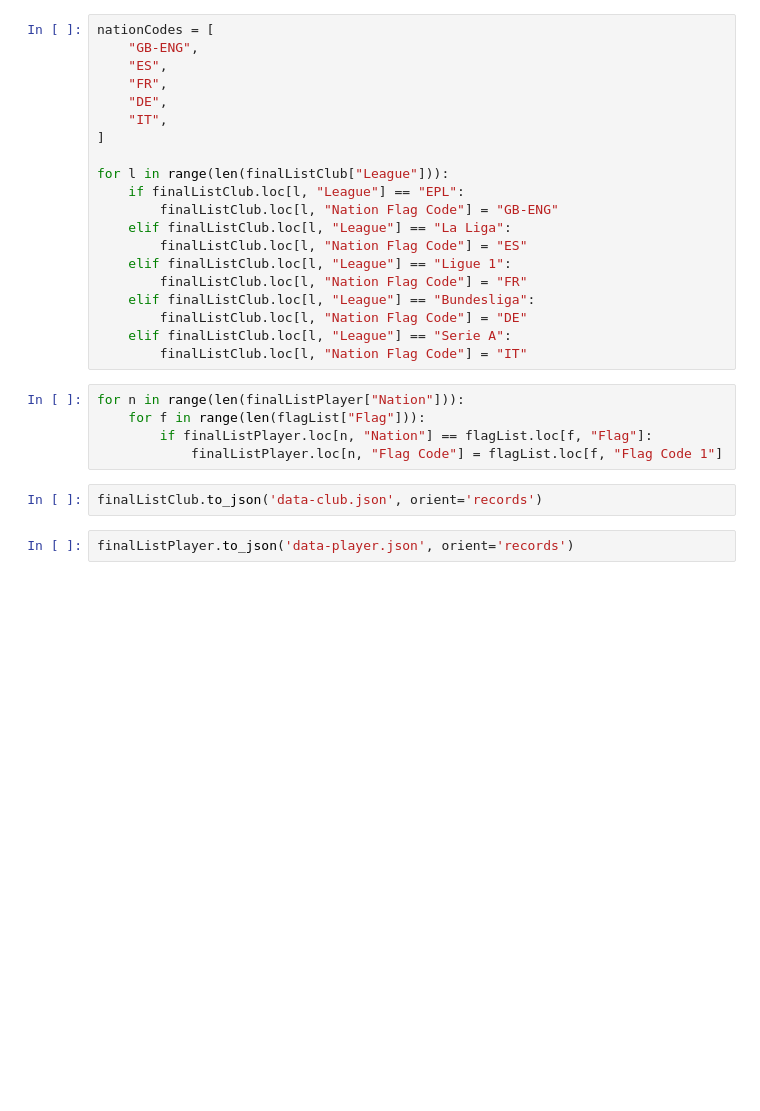
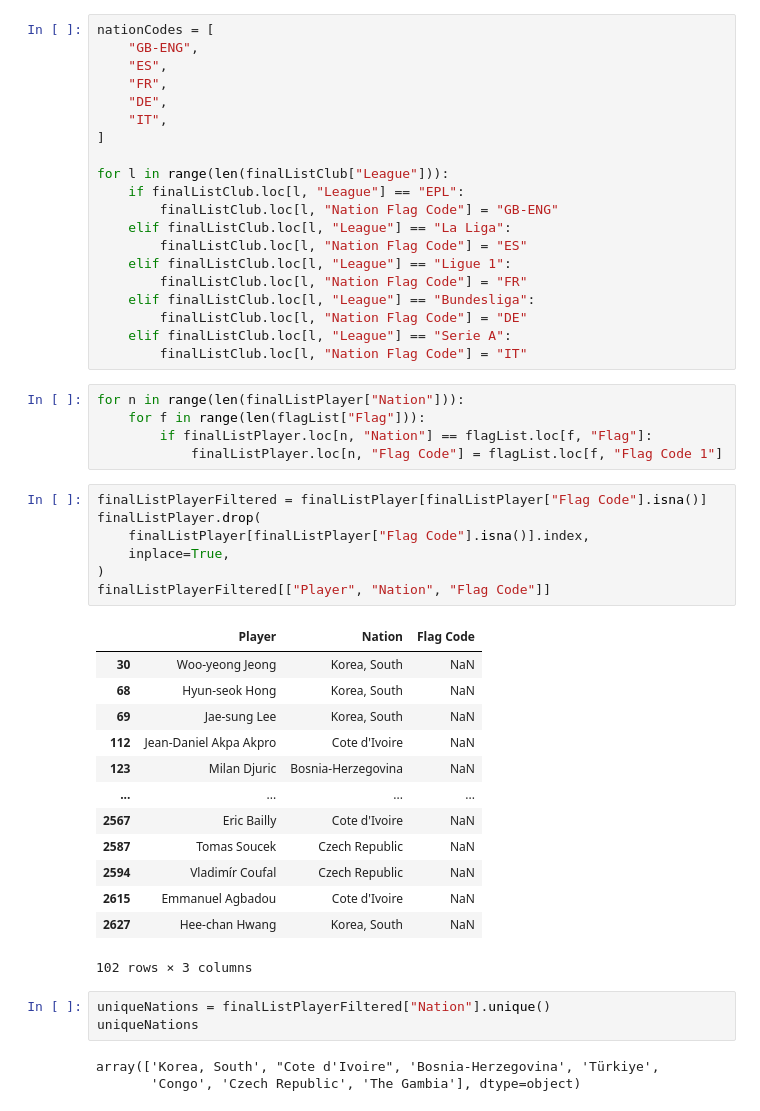
Before and after one commit to kaganberberoglu/The-Score, a Jupyter notebook: db.ipynb, the cells around one changed output. Saved outputs shown, nothing was run; the diff lists cells and outputs as text; blank space fills up the shorter version.

```diff
--- a/db.ipynb
+++ b/db.ipynb
@@ -812,7 +756,30 @@ for n in range(len(finalListPlayer["Nation"])):
     for f in range(len(flagList["Flag"])):
         if finalListPlayer.loc[n, "Nation"] == flagList.loc[f, "Flag"]:
             finalListPlayer.loc[n, "Flag Code"] = flagList.loc[f, "Flag Code 1"]
-# %%
-finalListClub.to_json('data-club.json', orient='records')
-# %%
-finalListPlayer.to_json('data-player.json', orient='records')
+# %%
+finalListPlayerFiltered = finalListPlayer[finalListPlayer["Flag Code"].isna()]
+finalListPlayer.drop(
+    finalListPlayer[finalListPlayer["Flag Code"].isna()].index,
+    inplace=True,
+)
+finalListPlayerFiltered[["Player", "Nation", "Flag Code"]]
+# %% [output]
+|  | Player | Nation | Flag Code |
+| 30 | Woo-yeong Jeong | Korea, South | NaN |
+| 68 | Hyun-seok Hong | Korea, South | NaN |
+| 69 | Jae-sung Lee | Korea, South | NaN |
+| 112 | Jean-Daniel Akpa Akpro | Cote d'Ivoire | NaN |
+| 123 | Milan Djuric | Bosnia-Herzegovina | NaN |
+| ... | ... | ... | ... |
+| 2567 | Eric Bailly | Cote d'Ivoire | NaN |
+| 2587 | Tomas Soucek | Czech Republic | NaN |
+| 2594 | Vladimír Coufal | Czech Republic | NaN |
+| 2615 | Emmanuel Agbadou | Cote d'Ivoire | NaN |
+| 2627 | Hee-chan Hwang | Korea, South | NaN |
+102 rows × 3 columns
+# %%
+uniqueNations = finalListPlayerFiltered["Nation"].unique()
+uniqueNations
+# %% [output]
+array(['Korea, South', "Cote d'Ivoire", 'Bosnia-Herzegovina', 'Türkiye',
+       'Congo', 'Czech Republic', 'The Gambia'], dtype=object)
```
Also changed, not shown: parts of 24 cells of this notebook, 4 other files.
